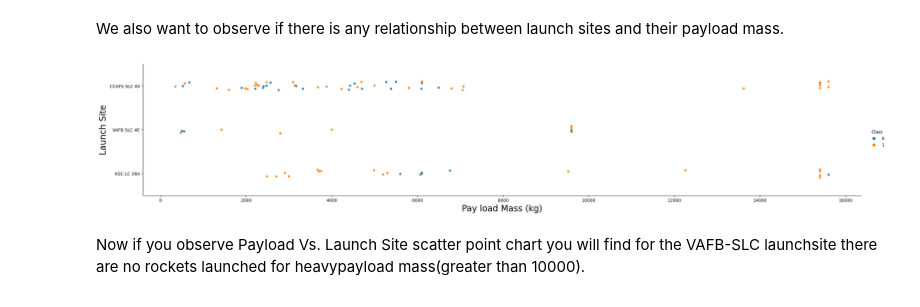
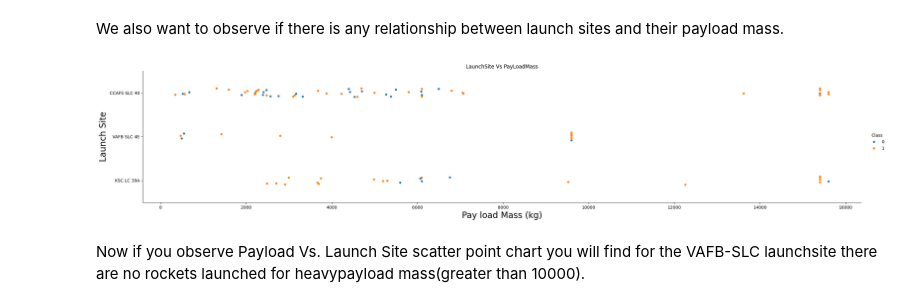
Before and after one commit to borismikwa/IBM-course, a Jupyter notebook: jupyter-labs-eda-dataviz.ipynb, the cells around one changed output. Cells and saved outputs as stored; diff of their text form; code cells hidden in the pictures.

```diff
--- a/jupyter-labs-eda-dataviz.ipynb
+++ b/jupyter-labs-eda-dataviz.ipynb
@@ -100,10 +102,11 @@ We also want to observe if there is any relationship between launch sites and th
 # %%
 # Plot a scatter point chart with x axis to be Pay Load Mass (kg) and y axis to be the launch site, and hue to be the class value
 sns.catplot(y="LaunchSite", x="PayloadMass", hue="Class", data=df, aspect = 5)
 plt.xlabel("Pay load Mass (kg)",fontsize=20)
 plt.ylabel("Launch Site",fontsize=20)
+plt.title("LaunchSite Vs PayLoadMass")
 plt.show()
 # %% [output]
-[figure, old version]
+[figure, new version]
 # %% [markdown]
 Now if you observe Payload Vs. Launch Site scatter point chart you will find for the VAFB-SLC  launchsite there are no  rockets  launched for  heavypayload mass(greater than 10000).
```
Also changed, not shown: parts of 7 cells of this notebook.
